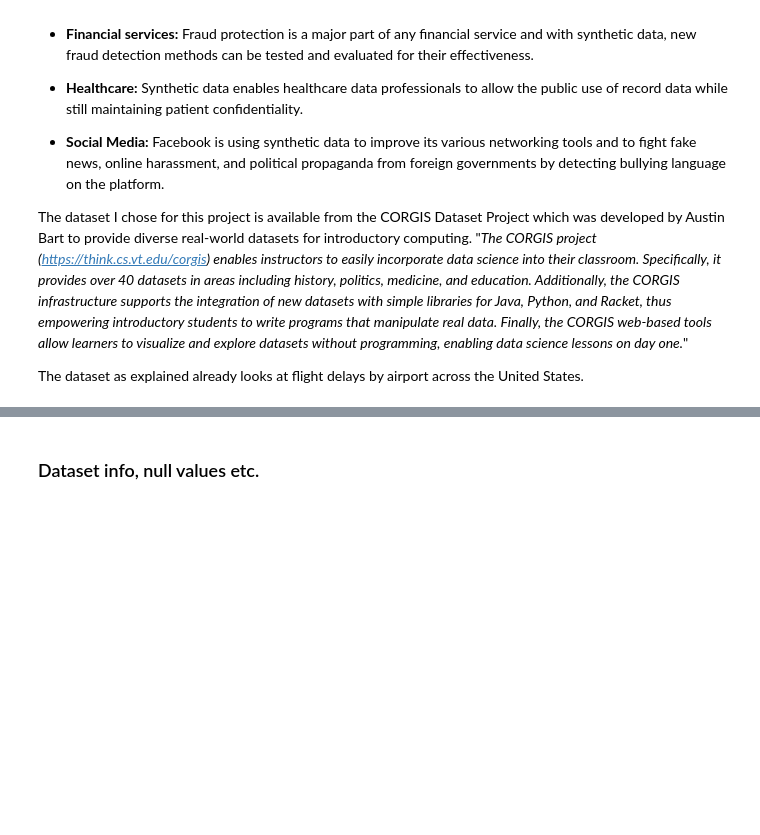
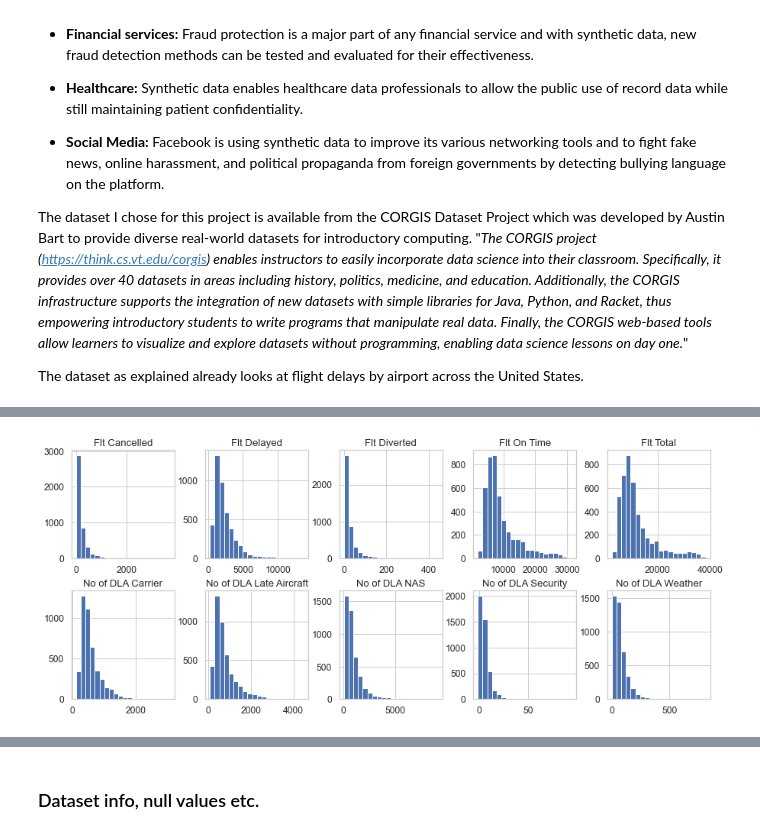
Before and after one commit to Munster2020/HDIP_CSDA_COMP08050_PROJECT, a Jupyter notebook: project2020.ipynb, the cells around one changed output, grey strips where cells are left out. Cells and saved outputs as stored; diff of their text form; code cells hidden in the pictures; blank space fills up the shorter version.

```diff
--- a/project2020.ipynb
+++ b/project2020.ipynb
@@ -56,3 +135,7 @@ df.shape
+# %%
+df[numerical].hist(bins=20, figsize=(15, 6), layout=(2, 5));
+# %% [output]
+[figure, added]
 # %%
 df.head()
 # %% [output]
```
Also changed, not shown: parts of 16 cells of this notebook.
